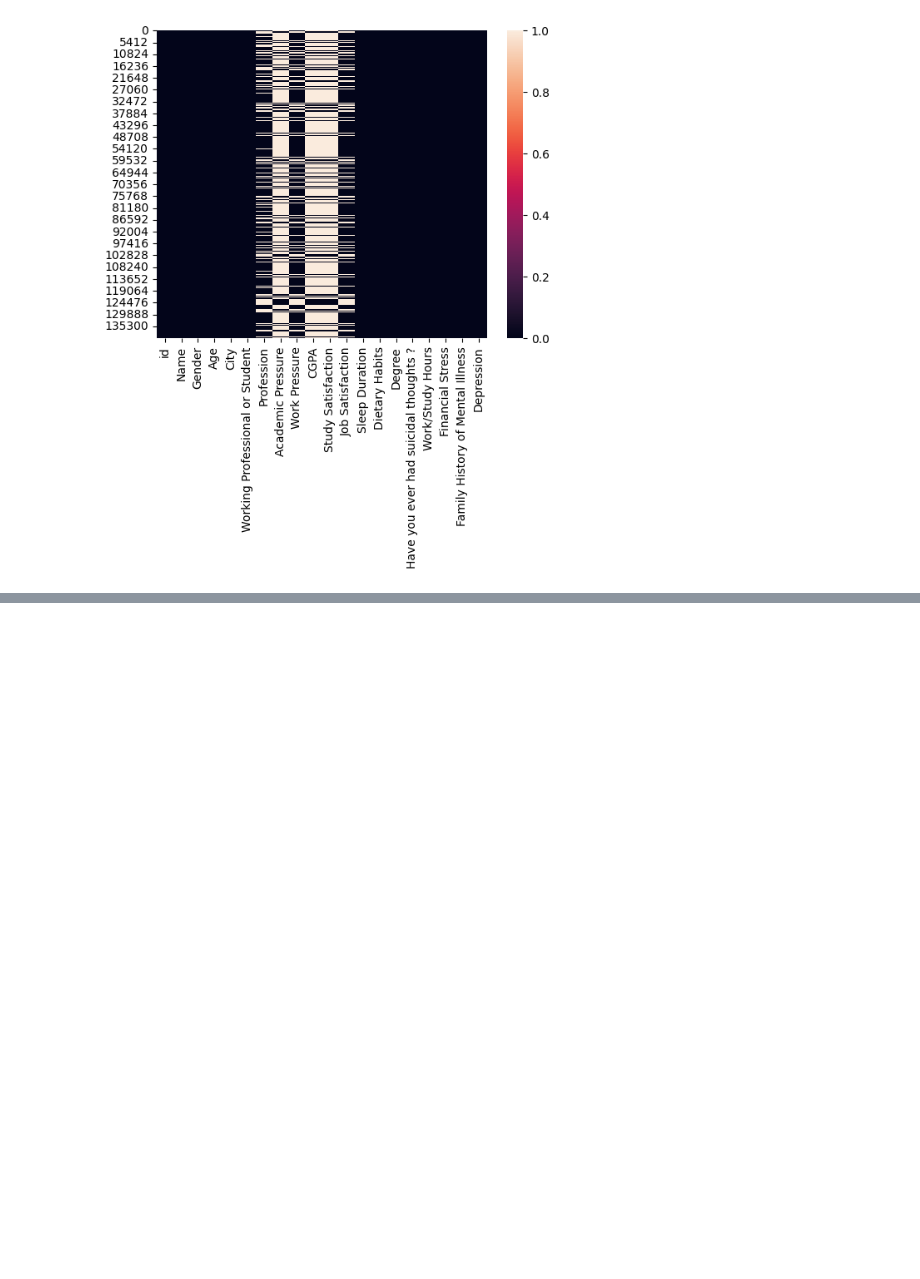
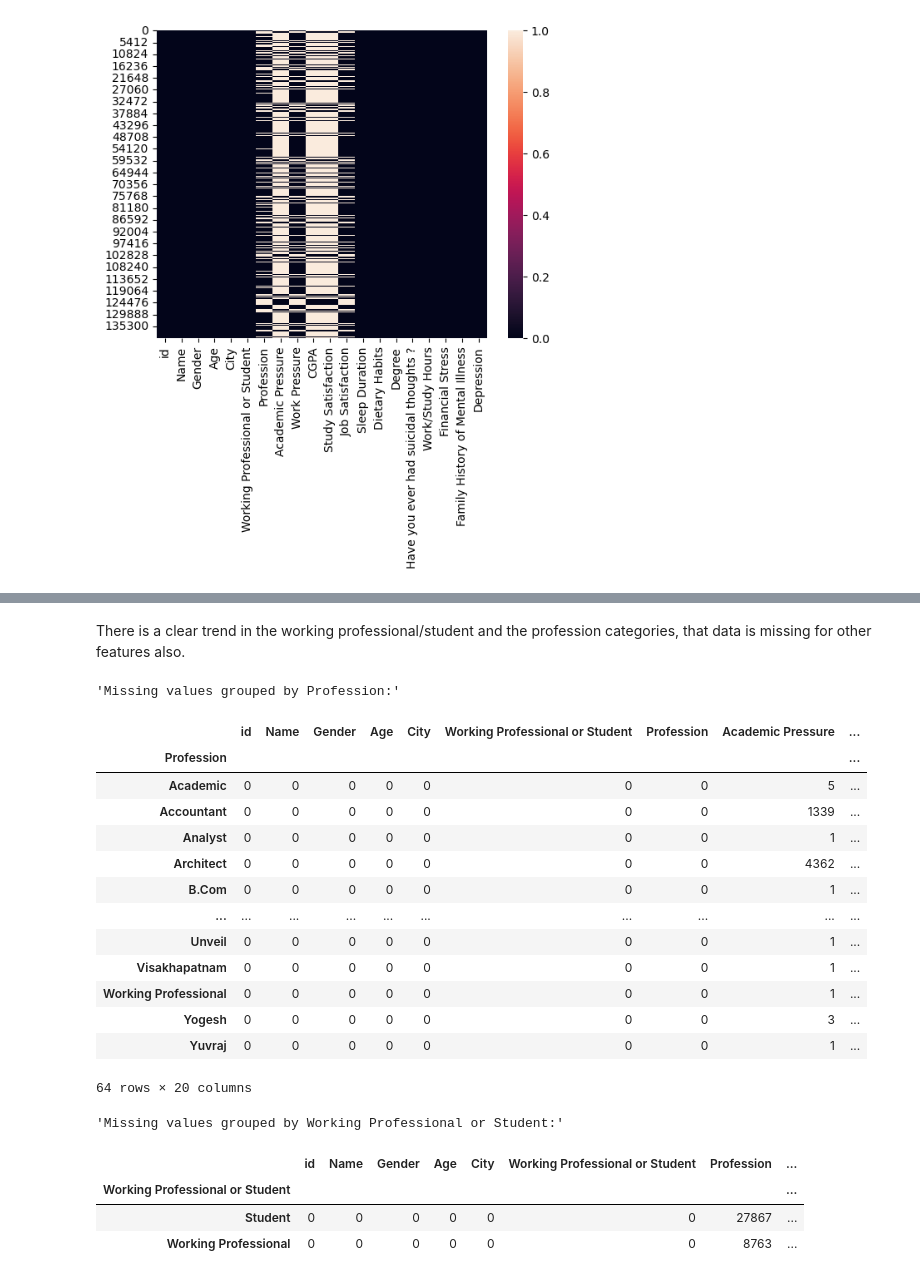
Before and after one commit to jeffc1994/DataScience, a Jupyter notebook: Mental Health Data/Mental Health Prediction.ipynb, the cells around one changed output, grey strips where cells are left out. Drawn from its saved outputs; the diff is of its cells as text; code cells hidden in the pictures; blank space fills up the shorter version.

```diff
--- a/Mental Health Data/Mental Health Prediction.ipynb
+++ b/Mental Health Data/Mental Health Prediction.ipynb
@@ -364,0 +333,28 @@ It appears that all teachers contributed to the vast majority of missing values
+# %% [markdown]
+There is a clear trend in the working professional/student and the profession categories, that data is missing for other features  also.
+# %%
+for col in ['Profession','Working Professional or Student']:
+    df_col = df.sort_values(by=col)
+    missing_counts = df_col.isnull().groupby(df_col[col]).sum()
+    display(f"Missing values grouped by {col}:", missing_counts)
+# %% [output]
+'Missing values grouped by Profession:'
+|  | id | Name | Gender | Age | City | Working Professional or Student | Profession | Academic Pressure | ... |
+| Profession |  |  |  |  |  |  |  |  | ... |
+| Academic | 0 | 0 | 0 | 0 | 0 | 0 | 0 | 5 | ... |
+| Accountant | 0 | 0 | 0 | 0 | 0 | 0 | 0 | 1339 | ... |
+| Analyst | 0 | 0 | 0 | 0 | 0 | 0 | 0 | 1 | ... |
+| Architect | 0 | 0 | 0 | 0 | 0 | 0 | 0 | 4362 | ... |
+| B.Com | 0 | 0 | 0 | 0 | 0 | 0 | 0 | 1 | ... |
+| ... | ... | ... | ... | ... | ... | ... | ... | ... | ... |
+| Unveil | 0 | 0 | 0 | 0 | 0 | 0 | 0 | 1 | ... |
+| Visakhapatnam | 0 | 0 | 0 | 0 | 0 | 0 | 0 | 1 | ... |
+| Working Professional | 0 | 0 | 0 | 0 | 0 | 0 | 0 | 1 | ... |
+| Yogesh | 0 | 0 | 0 | 0 | 0 | 0 | 0 | 3 | ... |
+| Yuvraj | 0 | 0 | 0 | 0 | 0 | 0 | 0 | 1 | ... |
+64 rows × 20 columns
+'Missing values grouped by Working Professional or Student:'
+|  | id | Name | Gender | Age | City | Working Professional or Student | Profession | ... |
+| Working Professional or Student |  |  |  |  |  |  |  | ... |
+| Student | 0 | 0 | 0 | 0 | 0 | 0 | 27867 | ... |
+| Working Professional | 0 | 0 | 0 | 0 | 0 | 0 | 8763 | ... |
```
Also changed, not shown: parts of 10 cells of this notebook.
